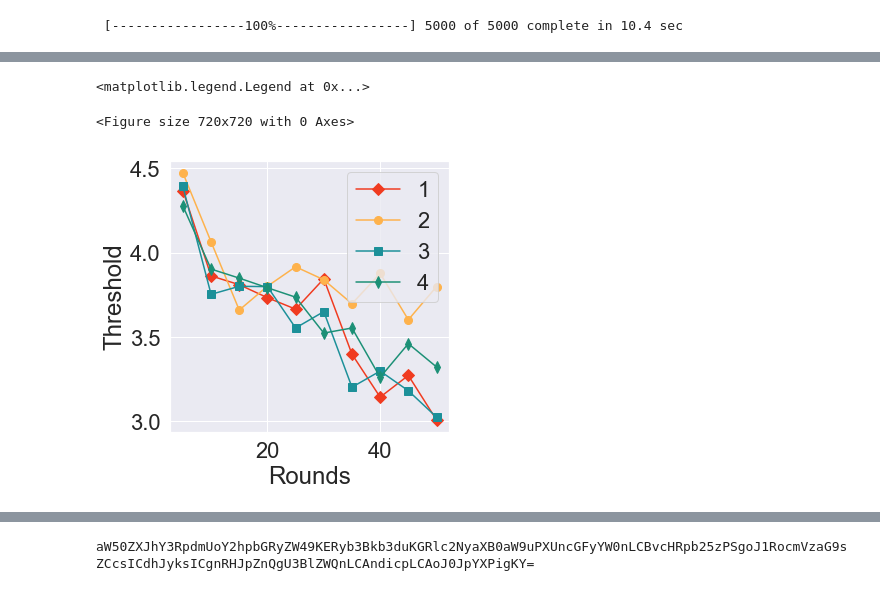
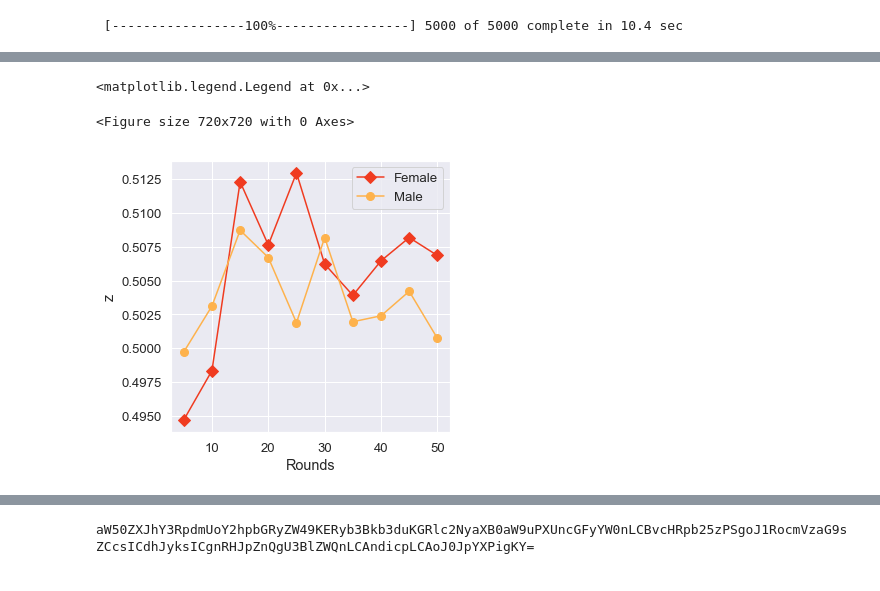
Before and after one commit to eladiomontero/DecisionTimes, a Jupyter notebook: Science Fair Experiment/ScienceFair/ScienceFairAnalysis.ipynb, the cells around one changed output, grey strips where cells are left out. Cells and saved outputs as stored; diff of their text form; code cells hidden in the pictures.

```diff
--- a/Science Fair Experiment/ScienceFair/ScienceFairAnalysis.ipynb
+++ b/Science Fair Experiment/ScienceFair/ScienceFairAnalysis.ipynb
@@ -158,0 +266,6 @@ display(dataM.age.std())
+# %%
+def actionCounts(actions, user):
+    act_df = {'--0':-4,'--1':3,'010':-4,'101':4,'111':0,'100':0,'110':-4,'001':4,'011':0,'000':0}
+    for a in actions:
+        act_df[a] = act_df[a] + 1
+    return act_df
@@ -158,0 +356,4 @@ display(dataM.age.std())
+# %%
+userData.age = userData.age.astype("Int64")
+age = userData.loc[userData.age.notna(), "age"]
+age.describe()
@@ -425,3 +964,13 @@ params_4.to_csv("params_4.csv")
+# %%
+params_1 = pd.read_csv("params_15.csv")
+params_2 = pd.read_csv("params_25.csv")
+params_3 = pd.read_csv("params_35.csv")
+params_4 = pd.read_csv("params_45.csv")
+# %%
+params = params_1
+params = params.append(params_2)
+params = params.append(params_3)
+params = params.append(params_4)
 # %%
 #Receives a list of players to show
 def get_params(param, players, treatment, start = 1, columns = 11):
@@ -462,41 +1036,26 @@ plt.rcParams.update({'font.size': 18})
 # %%
-param = "a"
+param = "z"
 
 #curve_w = params_weak.mean()[["%s%d" % t for t in zip([param] * 10, [x*10 for x in range(1, 10+1)])]]
 #curve_f = params_fix.mean()[["%s%d" % t for t in zip([param] * 10, [x*10 for x in range(1, 10+1)])]]
 #curve_c = params_chang.mean()[["%s%d" % t for t in zip([param] * 10, [x*10 for x in range(1, 10+1)])]]
 
 #knee_w = KneeLocator(list(range(10,110, 10)), curve_w, S=1.0, curve="convex", direction="decreasing")
 #knee_f = KneeLocator(list(range(10,110, 10)), curve_f, S=1.0, curve="convex", direction="decreasing")
 #knee_c = KneeLocator(list(range(10,110, 10)), curve_c, S=1.0, curve="convex", direction="decreasing")
 
-s1 = get_params(param, userData.subj_id, params_1)
-s2 = get_params(param, userData.subj_id, params_2)
-s3 = get_params(param, userData.subj_id, params_3)
-s4 = get_params(param, userData.subj_id, params_4)
-
-#errWeak = weak["std"] / np.sqrt(5000)
-#errChang = chang["std"] / np.sqrt(5000)
-#errFix = fix["std"] / np.sqrt(5000)
-
+sf = get_params(param, userData.loc[userData.gender == "female", "subj_id"], params)
+sm = get_params(param, userData.loc[userData.gender == "male", "subj_id"], params)
 
 plt.figure(figsize = (10,10))
 plt.figure(figsize=(5,5))
-plt.plot(s1["round"], s1[param],"-o",label = "1", color = chart_colors[1], marker = chart_symbols[1], markersize=8)
-plt.plot(s2["round"], s2[param],"-o",label = "2", color = chart_colors[2], marker = chart_symbols[2], markersize=8)
-plt.plot(s3["round"], s3[param],"-o",label = "3", color = chart_colors[3], marker = chart_symbols[3], markersize=8)
-plt.plot(s4["round"], s4[param],"-o",label = "4", color = chart_colors[4], marker = chart_symbols[4], markersize=8)
-#plt.fill_between(weak["round"], weak[param] + (errWeak * 1.96), weak[param] - (errWeak * 1.96), alpha = 0.3, color = pair_colors["weak"])
-#plt.fill_between(fix["round"], fix[param] + (errFix * 1.96), fix[param] - (errFix * 1.96), alpha = 0.3, color = pair_colors["fix"])
-#plt.fill_between(chang["round"], chang[param] + (errChang * 1.96), chang[param] - (errChang * 1.96), alpha = 0.3, color = pair_colors["random"])
-#plt.vlines(knee_w.knee, weak[param].min(), weak[param].max(), linestyles="--", color = pair_colors["weak"])
-#plt.vlines(knee_f.knee, fix[param].min(), fix[param].max(), linestyles="--", color = pair_colors["fix"])
-#plt.vlines(knee_c.knee, chang[param].min(), chang[param].max(), linestyles="--", color = pair_colors["random"])
+plt.plot(sf["round"], sf[param],"-o",label = "Female", color = chart_colors[1], marker = chart_symbols[1], markersize=8)
+plt.plot(sm["round"], sm[param],"-o",label = "Male", color = chart_colors[2], marker = chart_symbols[2], markersize=8)
 plt.xlabel("Rounds")
-plt.ylabel("Threshold")
+plt.ylabel(param)
 #plt.ylim(1.5, 6)
 plt.legend()
 # %% [output]
 <matplotlib.legend.Legend at 0x...>
 <Figure size 720x720 with 0 Axes>
-[figure, old version]
+[figure, new version]
```
Also changed, not shown: parts of 80 cells of this notebook, 48 other files.
